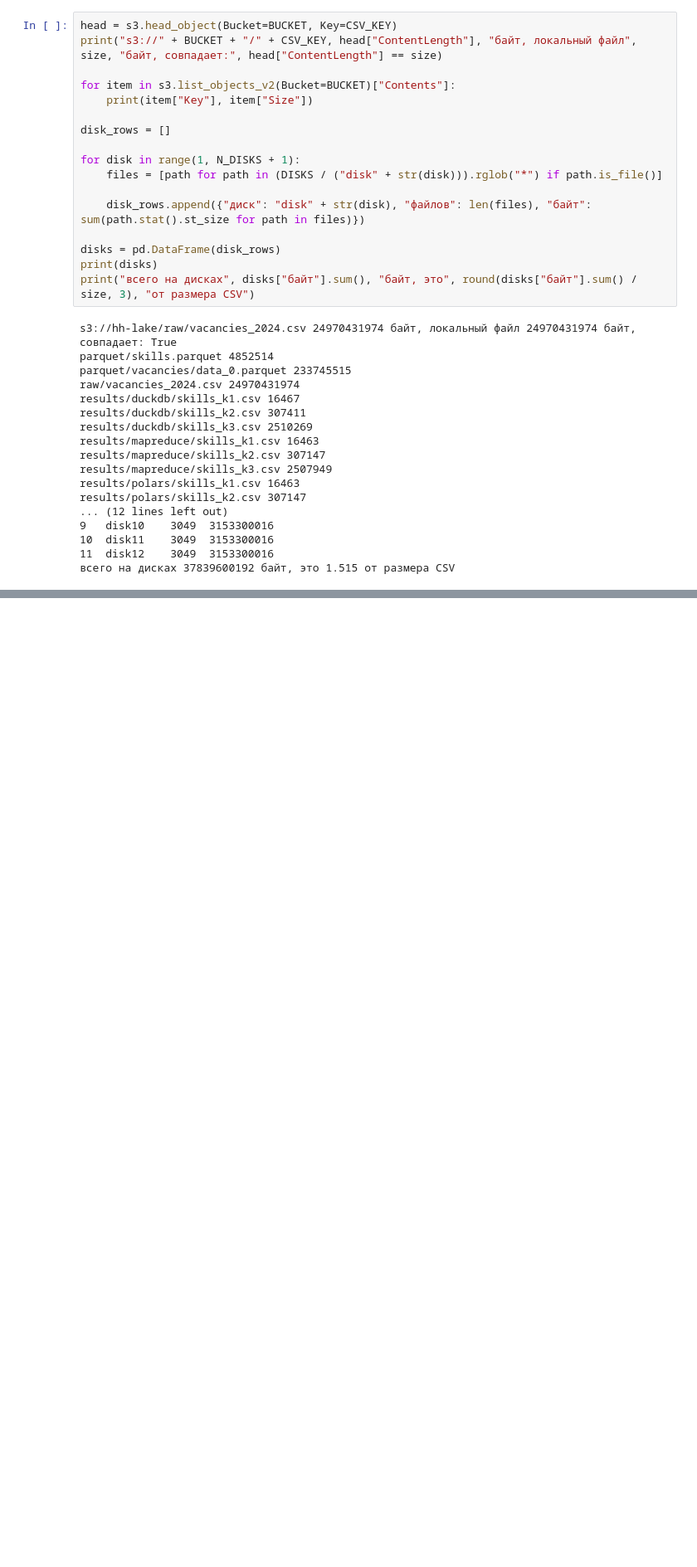
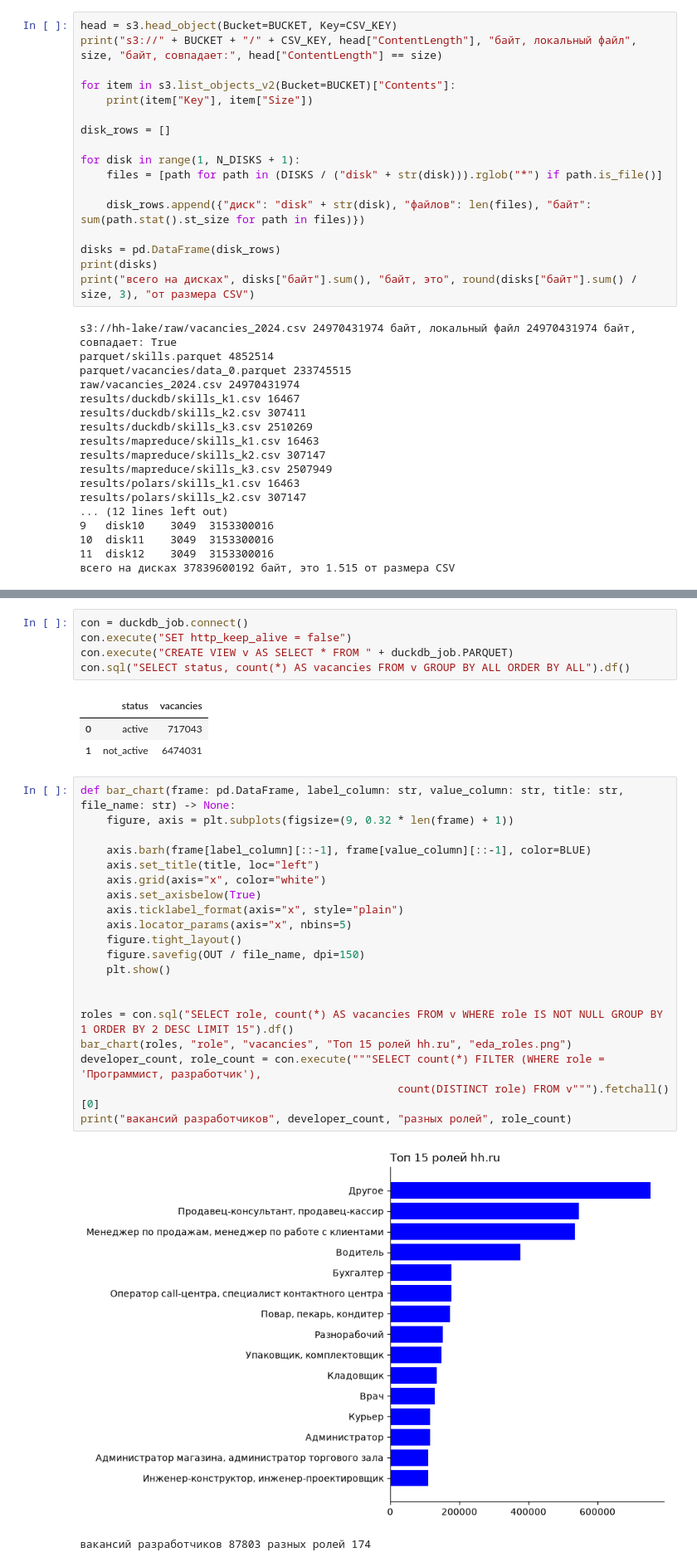
Before and after one commit to shlaapnik/EngData, a Jupyter notebook: MapReduce/mapreduce.ipynb, the cells around one changed output, grey strips where cells are left out. Shown at 83% size. Cells and saved outputs as stored; diff of their text form; blank space fills up the shorter version.

```diff
--- a/MapReduce/mapreduce.ipynb
+++ b/MapReduce/mapreduce.ipynb
@@ -259,0 +297,32 @@ results/polars/skills_k2.csv 307147
+# %%
+con = duckdb_job.connect()
+con.execute("SET http_keep_alive = false")
+con.execute("CREATE VIEW v AS SELECT * FROM " + duckdb_job.PARQUET)
+con.sql("SELECT status, count(*) AS vacancies FROM v GROUP BY ALL ORDER BY ALL").df()
+# %% [output]
+|  | status | vacancies |
+| 0 | active | 717043 |
+| 1 | not_active | 6474031 |
+# %%
+def bar_chart(frame: pd.DataFrame, label_column: str, value_column: str, title: str, file_name: str) -> None:
+    figure, axis = plt.subplots(figsize=(9, 0.32 * len(frame) + 1))
+
+    axis.barh(frame[label_column][::-1], frame[value_column][::-1], color=BLUE)
+    axis.set_title(title, loc="left")
+    axis.grid(axis="x", color="white")
+    axis.set_axisbelow(True)
+    axis.ticklabel_format(axis="x", style="plain")
+    axis.locator_params(axis="x", nbins=5)
+    figure.tight_layout()
+    figure.savefig(OUT / file_name, dpi=150)
+    plt.show()
+
+
+roles = con.sql("SELECT role, count(*) AS vacancies FROM v WHERE role IS NOT NULL GROUP BY 1 ORDER BY 2 DESC LIMIT 15").df()
+bar_chart(roles, "role", "vacancies", "Топ 15 ролей hh.ru", "eda_roles.png")
+developer_count, role_count = con.execute("""SELECT count(*) FILTER (WHERE role = 'Программист, разработчик'),
+                                                 count(DISTINCT role) FROM v""").fetchall()[0]
+print("вакансий разработчиков", developer_count, "разных ролей", role_count)
+# %% [output]
+[figure, added]
+вакансий разработчиков 87803 разных ролей 174
```
Also changed, not shown: parts of 32 cells of this notebook, 7 other files.
